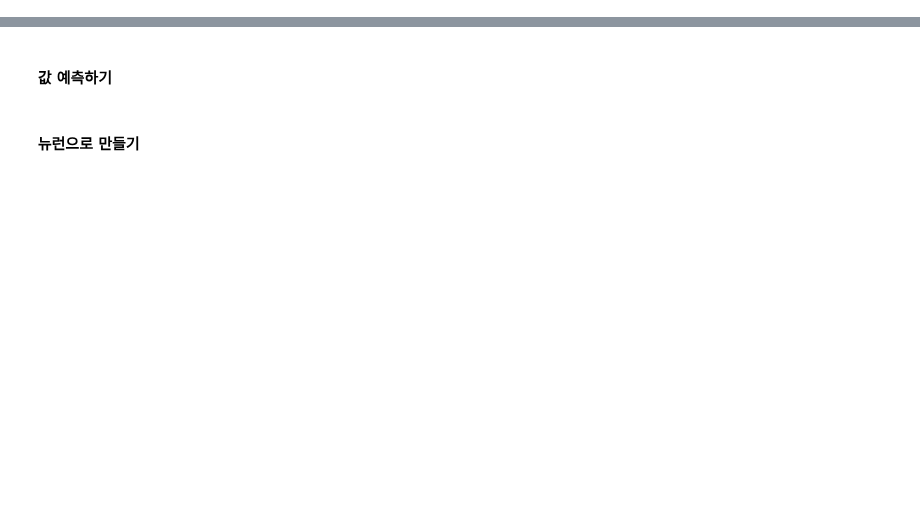
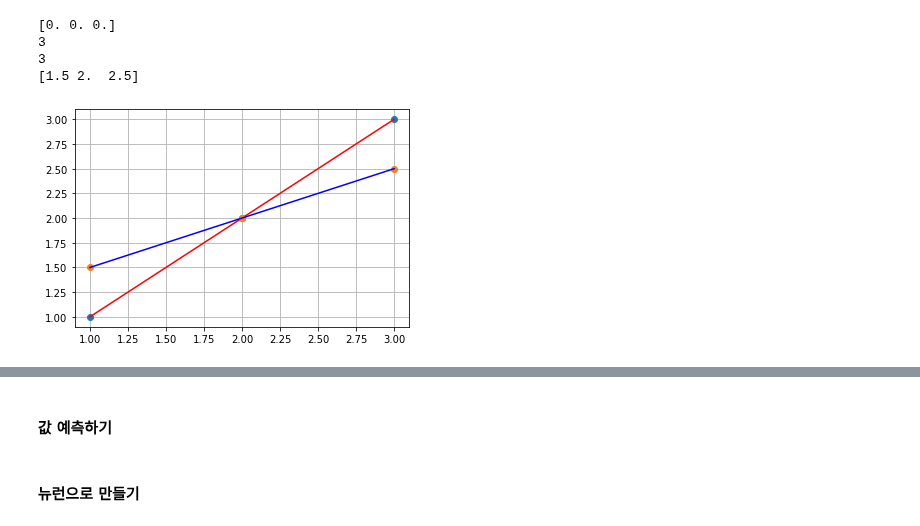
Before and after one commit to imguru-mooc/HVAC_EDU, a Jupyter notebook: 인공지능/source/Chapter_2/1.linear_regression.ipynb, the cells around one changed output, grey strips where cells are left out. Drawn from its saved outputs; the diff is of its cells as text; code cells hidden in the pictures; blank space fills up the shorter version.

```diff
--- a/인공지능/source/Chapter_2/1.linear_regression.ipynb
+++ b/인공지능/source/Chapter_2/1.linear_regression.ipynb
@@ -37,30 +43,36 @@ plt.show()
 # %%
 import numpy as np   # numeriacal computing
 import matplotlib.pyplot as plt  # plotting core
 
 x = np.array([1,2,3])
 y = np.array([1,2,3])
 
-w = 1
+w = 0.5
 b = 1
 
 y_hat = np.zeros(3)
 print(y_hat)
 print(len(x))
 print(x.shape[0])
 
 for i in range(len(x)):
     y_hat[i] = w*x[i] + b;
 print(y_hat)
 
 plt.plot(x,y, 'o' )
 plt.plot(x,y, 'r-' )
 
 plt.plot(x,y_hat, 'o' )
 plt.plot(x,y_hat, 'b-' )
 
 plt.grid(True)
 plt.show()
+# %% [output]
+[0. 0. 0.]
+3
+3
+[1.5 2.  2.5]
+[figure, added]
 # %%
 import numpy as np   # numeriacal computing
 import matplotlib.pyplot as plt  # plotting core
```
Also changed, not shown: parts of 9 cells of this notebook.
